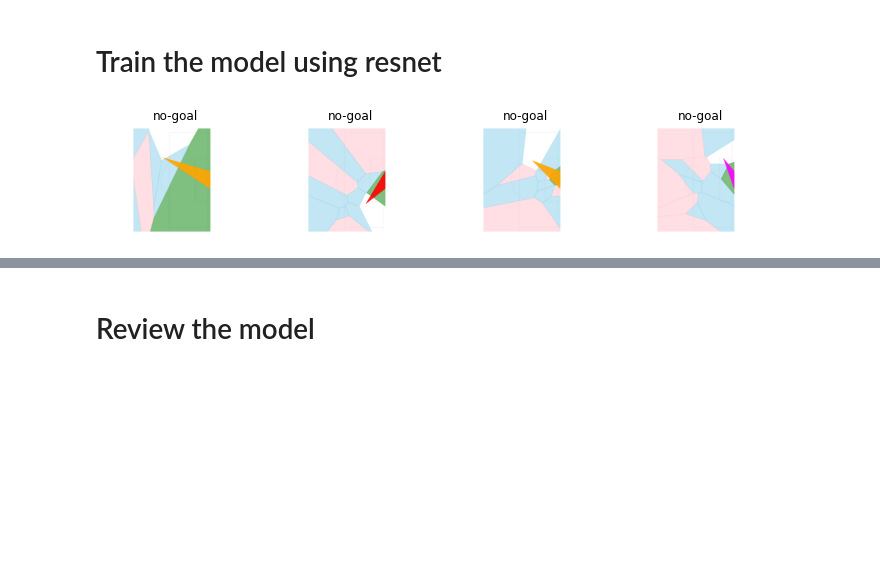
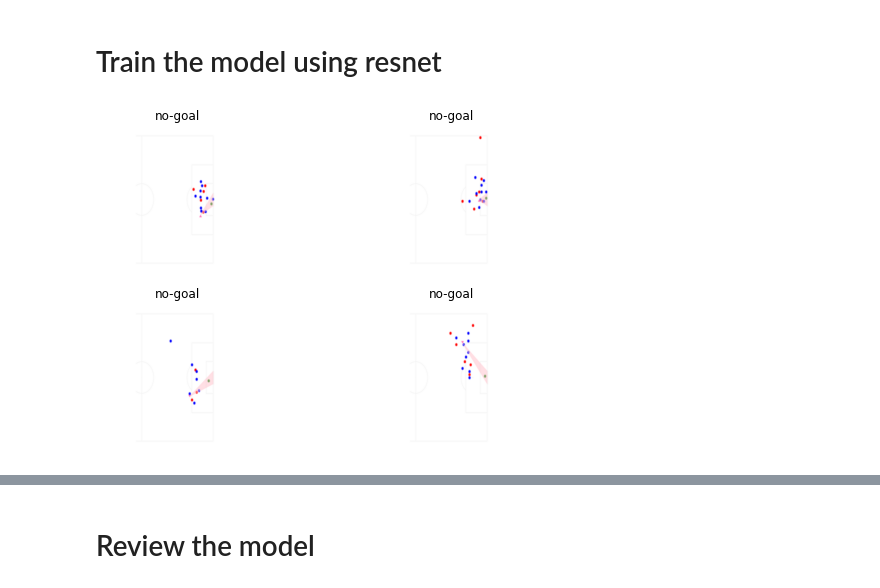
Before and after one commit to Torvaney/image-xg, a Jupyter notebook: notebooks/prototyping-model-fit.ipynb, the cells around one changed output, grey strips where cells are left out. Saved outputs shown, nothing was run; the diff lists cells and outputs as text; code cells hidden in the pictures; blank space fills up the shorter version.

```diff
--- a/notebooks/prototyping-model-fit.ipynb
+++ b/notebooks/prototyping-model-fit.ipynb
@@ -4,20 +4,21 @@ from fastai.vision.all import *
 # %% [markdown]
 # Train the model using resnet
 # %%
-img_dir = Path('../data/processed/voronoi')
+img_dir = Path('../data/processed/basic')
 
 dls = ImageDataLoaders.from_folder(
     img_dir,
     train='train',
-    valid=None,
-    valid_pct=0.2,
+    valid='test',
+#     valid_pct=0.2,
     bs=16,
-    shuffle_train=True
+    shuffle_train=True,
+    item_tfms=Resize(256, method=ResizeMethod.Squish)
 )
 # %%
-dls.show_batch(nrows=1, ncols=4)
+dls.show_batch(nrows=2, ncols=2, figsize=(9, 6))
 # %% [output]
-[figure, old version]
+[figure, new version]
 # %%
 learn = cnn_learner(dls, resnet34, metrics=[error_rate, accuracy])
 # %%
```
Also changed, not shown: parts of 22 cells of this notebook.
